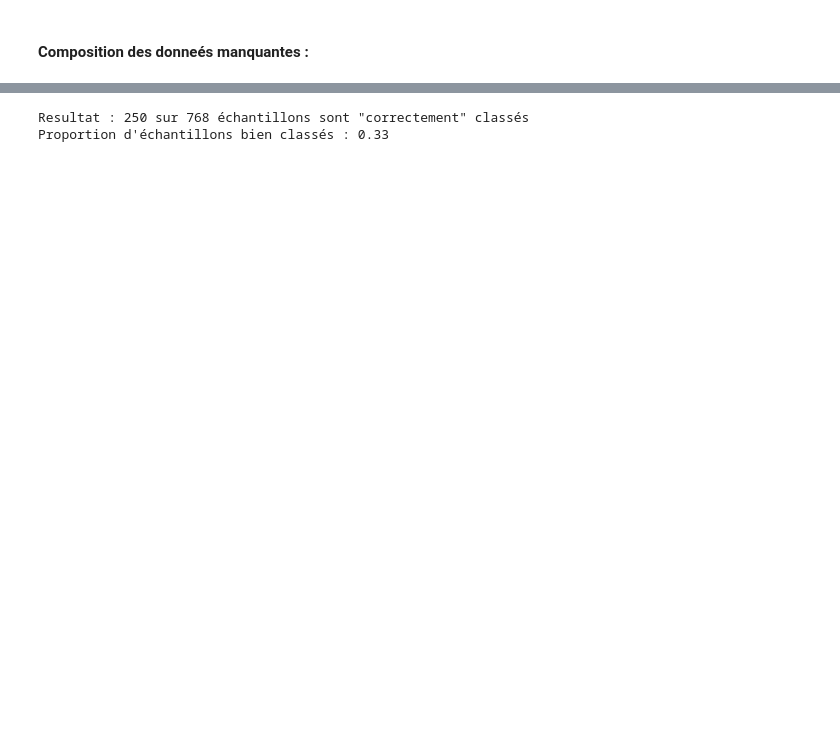
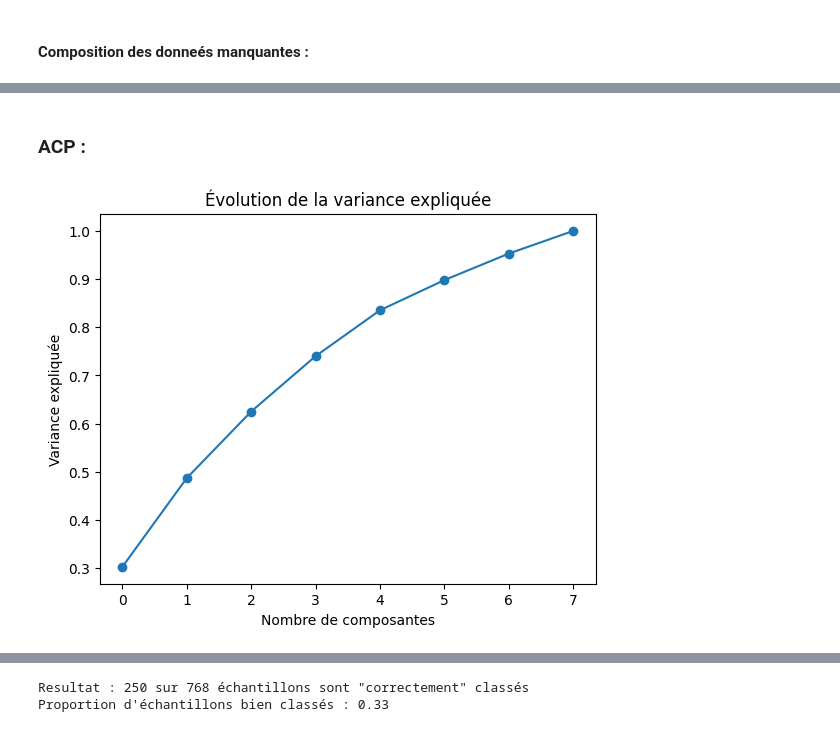
Before and after one commit to LoicLaffineur/Diabetes_Detection, a Jupyter notebook: Diabete-Detection.ipynb, the cells around one changed output, grey strips where cells are left out. Saved outputs shown, nothing was run; the diff lists cells and outputs as text; code cells hidden in the pictures; blank space fills up the shorter version.

```diff
--- a/Diabete-Detection.ipynb
+++ b/Diabete-Detection.ipynb
@@ -324,0 +218,22 @@ Il aurait pu être intéressant de regarder grâce à une méthode type graphe s
+# %% [markdown]
+### ACP :
+# %%
+X=data.drop('Outcome',axis=1)
+# %%
+from mmap import ACCESS_COPY
+#Library pour ACP :
+from sklearn.decomposition import PCA
+
+#Normalisation :
+ss = StandardScaler()
+X_std = ss.fit_transform(X)
+acp=PCA().fit(X_std)
+
+plt.plot(np.cumsum(acp.explained_variance_ratio_))
+plt.scatter(np.arange(0,len(acp.explained_variance_ratio_)),np.cumsum(acp.explained_variance_ratio_))
+plt.xlabel('Nombre de composantes')
+plt.ylabel('Variance expliquée')
+plt.title('Évolution de la variance expliquée')
+plt.show()
+# %% [output]
+[figure, added]
```
Also changed, not shown: parts of 67 cells of this notebook.
